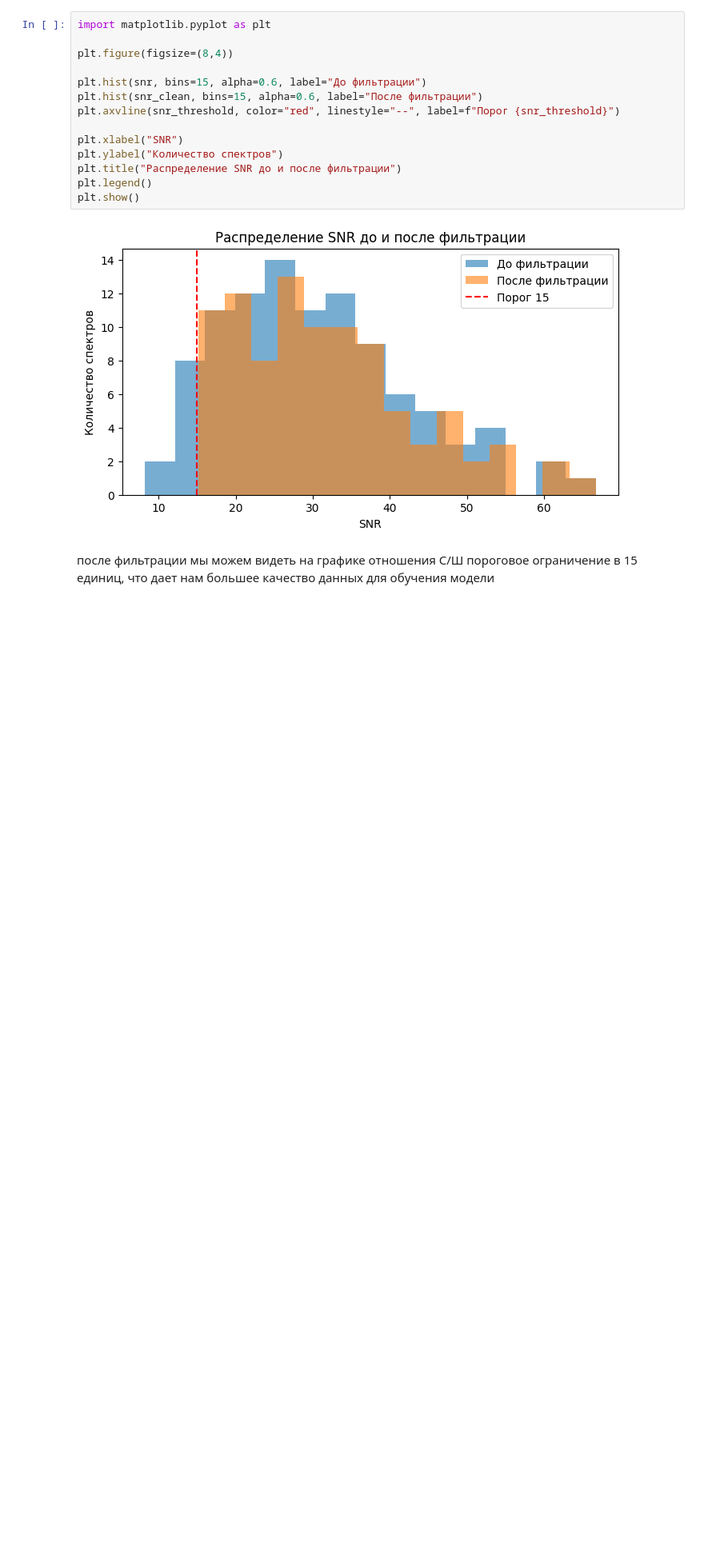
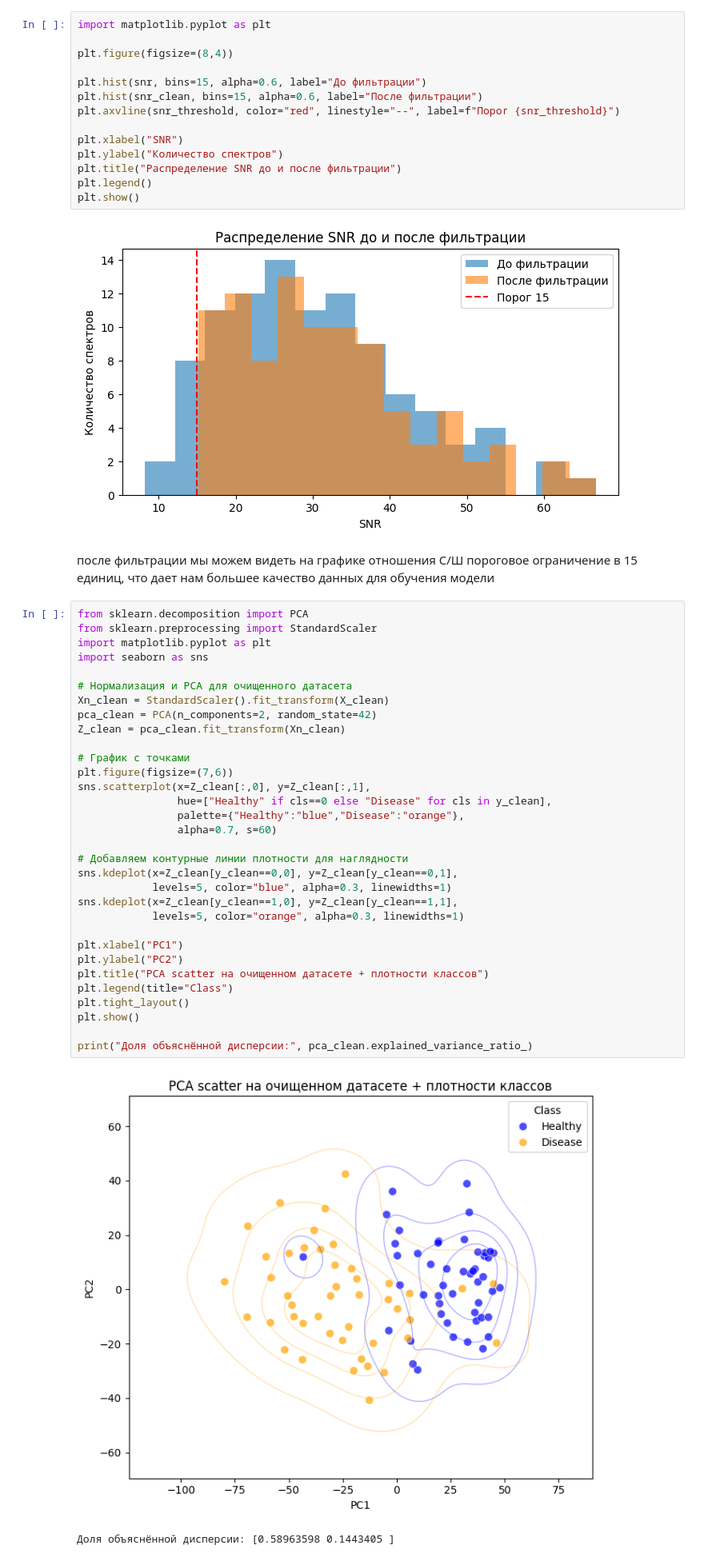
Before and after one commit to nstk24/diplomist, a Jupyter notebook: первый.ipynb, the cells around one changed output. Shown: that part at 80% size. Cells and saved outputs as stored; diff of their text form; blank space fills up the shorter version.

```diff
--- a/первый.ipynb
+++ b/первый.ipynb
@@ -186,3 +186,38 @@ plt.show()
 [figure]
 # %% [markdown]
 после фильтрации мы можем видеть на графике отношения С/Ш пороговое ограничение в 15 единиц, что дает нам большее качество данных для обучения модели
+# %%
+from sklearn.decomposition import PCA
+from sklearn.preprocessing import StandardScaler
+import matplotlib.pyplot as plt
+import seaborn as sns
+
+# Нормализация и PCA для очищенного датасета
+Xn_clean = StandardScaler().fit_transform(X_clean)
+pca_clean = PCA(n_components=2, random_state=42)
+Z_clean = pca_clean.fit_transform(Xn_clean)
+
+# График с точками
+plt.figure(figsize=(7,6))
+sns.scatterplot(x=Z_clean[:,0], y=Z_clean[:,1],
+                hue=["Healthy" if cls==0 else "Disease" for cls in y_clean],
+                palette={"Healthy":"blue","Disease":"orange"},
+                alpha=0.7, s=60)
+
+# Добавляем контурные линии плотности для наглядности
+sns.kdeplot(x=Z_clean[y_clean==0,0], y=Z_clean[y_clean==0,1],
+            levels=5, color="blue", alpha=0.3, linewidths=1)
+sns.kdeplot(x=Z_clean[y_clean==1,0], y=Z_clean[y_clean==1,1],
+            levels=5, color="orange", alpha=0.3, linewidths=1)
+
+plt.xlabel("PC1")
+plt.ylabel("PC2")
+plt.title("PCA scatter на очищенном датасете + плотности классов")
+plt.legend(title="Class")
+plt.tight_layout()
+plt.show()
+
+print("Доля объяснённой дисперсии:", pca_clean.explained_variance_ratio_)
+# %% [output]
+[figure, added]
+Доля объяснённой дисперсии: [0.58963598 0.1443405 ]
```
Also changed, not shown: parts of 7 cells of this notebook.
